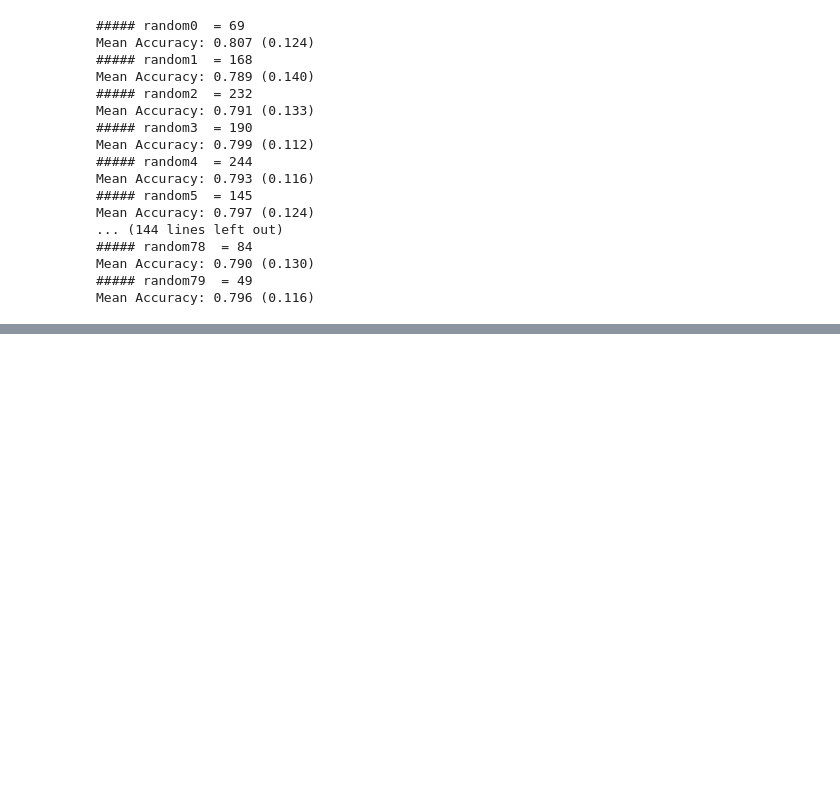
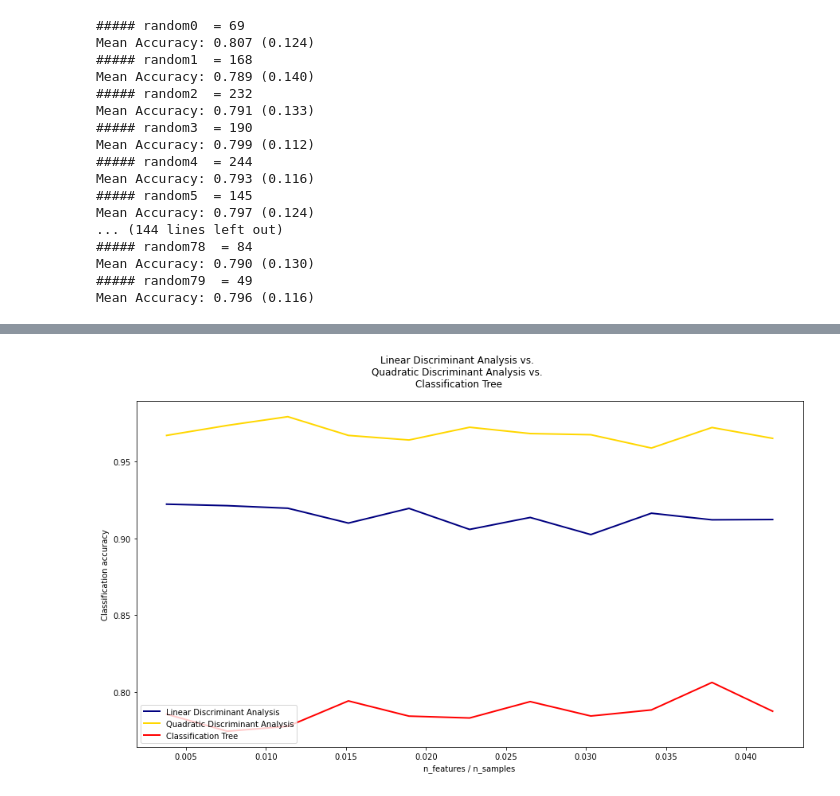
Before and after one commit to hasifazhaan/Report-Predictive_analysis, a Jupyter notebook: pre_course_analysis.ipynb, the cells around one changed output, grey strips where cells are left out. Saved outputs shown, nothing was run; the diff lists cells and outputs as text; code cells hidden in the pictures; blank space fills up the shorter version.

```diff
--- a/pre_course_analysis.ipynb
+++ b/pre_course_analysis.ipynb
@@ -426,0 +684,39 @@ Mean Accuracy: 0.796 (0.116)
+# %%
+features_samples_ratio = np.array(n_features_range) / n_train
+plt.figure(figsize=(15,8))
+plt.plot(
+    features_samples_ratio,
+    acc_clf1,
+    linewidth=2,
+    label="Linear Discriminant Analysis ",
+    color="navy",
+)
+plt.plot(
+    features_samples_ratio,
+    acc_clf2,
+    linewidth=2,
+    label="Quadratic Discriminant Analysis",
+    color="gold",
+)
+plt.plot(
+    features_samples_ratio,
+    acc_clf3,
+    linewidth=2,
+    label="Classification Tree",
+    color="red",
+)
+
+plt.xlabel("n_features / n_samples")
+plt.ylabel("Classification accuracy")
+
+plt.legend(loc=3, prop={"size": 10})
+plt.suptitle(
+    "Linear Discriminant Analysis vs. "
+    + "\n"
+    + "Quadratic Discriminant Analysis vs. "
+    + "\n"
+    + "Classification Tree"
+)
+plt.show()
+# %% [output]
+[figure, added]
```
Also changed, not shown: parts of 46 cells of this notebook.
